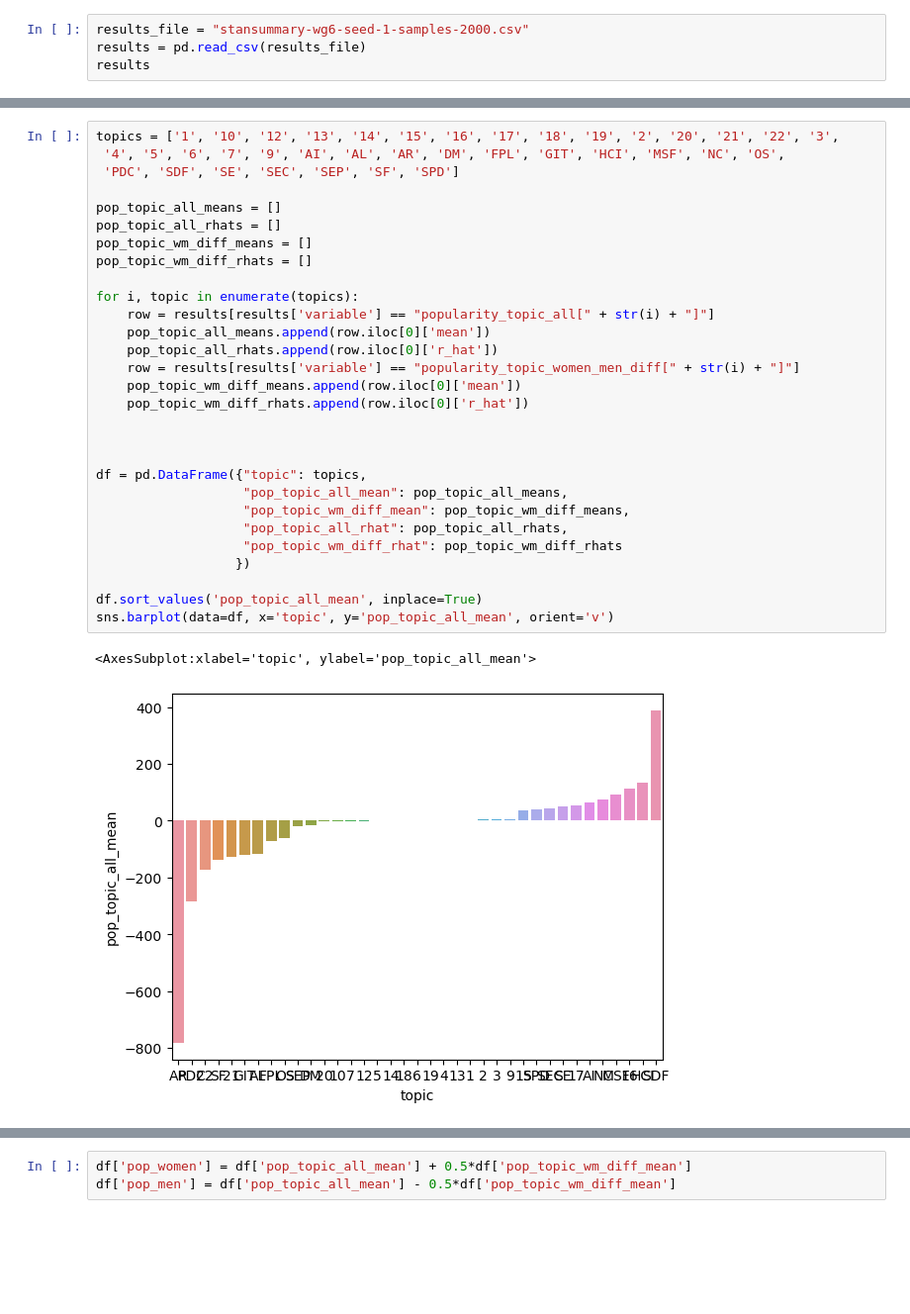
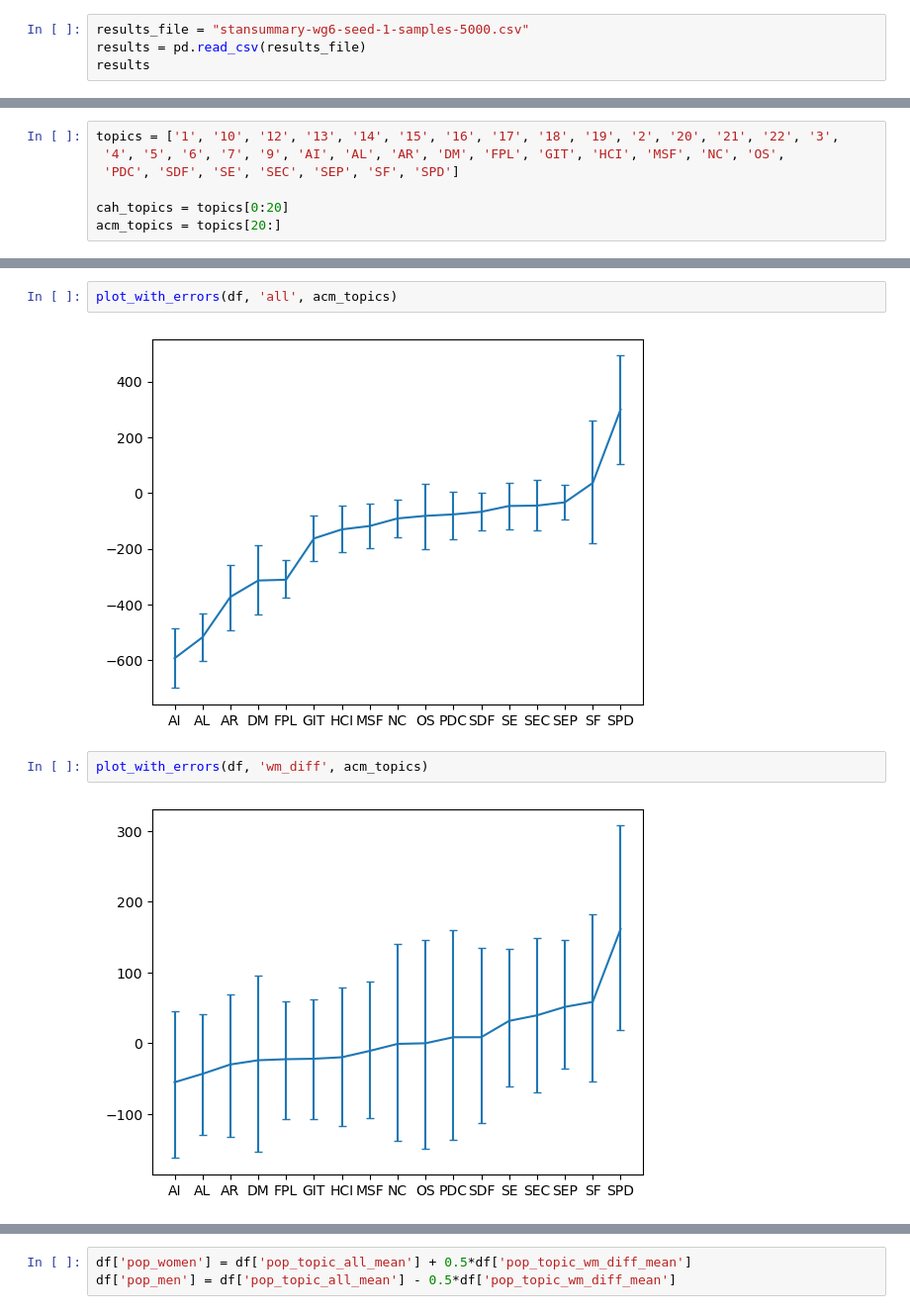
Before and after one commit to stevenaeola/iticse2023_wg6, a Jupyter notebook: model/results/popularity_analysis.ipynb, the cells around one changed output, grey strips where cells are left out. Shown: that part at 99% size. Drawn from its saved outputs; the diff is of its cells as text; blank space fills up the shorter version.

```diff
--- a/model/results/popularity_analysis.ipynb
+++ b/model/results/popularity_analysis.ipynb
@@ -4,5 +5,5 @@ import seaborn as sns
 # %%
-results_file = "stansummary-wg6-seed-1-samples-2000.csv"
+results_file = "stansummary-wg6-seed-1-samples-5000.csv"
 results = pd.read_csv(results_file)
 results
 # %% [output]
@@ -42,0 +44,7 @@ results.head(50)
+# %%
+topics = ['1', '10', '12', '13', '14', '15', '16', '17', '18', '19', '2', '20', '21', '22', '3',
+ '4', '5', '6', '7', '9', 'AI', 'AL', 'AR', 'DM', 'FPL', 'GIT', 'HCI', 'MSF', 'NC', 'OS',
+ 'PDC', 'SDF', 'SE', 'SEC', 'SEP', 'SF', 'SPD']
+
+cah_topics = topics[0:20]
+acm_topics = topics[20:]
@@ -43,32 +128,8 @@ results.head(50)
+# %%
+plot_with_errors(df, 'all', acm_topics)
+# %% [output]
+[figure, added]
 # %%
-topics = ['1', '10', '12', '13', '14', '15', '16', '17', '18', '19', '2', '20', '21', '22', '3',
- '4', '5', '6', '7', '9', 'AI', 'AL', 'AR', 'DM', 'FPL', 'GIT', 'HCI', 'MSF', 'NC', 'OS',
- 'PDC', 'SDF', 'SE', 'SEC', 'SEP', 'SF', 'SPD']
-
-pop_topic_all_means = []
-pop_topic_all_rhats = []
-pop_topic_wm_diff_means = []
-pop_topic_wm_diff_rhats = []
-
-for i, topic in enumerate(topics):
-    row = results[results['variable'] == "popularity_topic_all[" + str(i) + "]"]
-    pop_topic_all_means.append(row.iloc[0]['mean'])
-    pop_topic_all_rhats.append(row.iloc[0]['r_hat'])
-    row = results[results['variable'] == "popularity_topic_women_men_diff[" + str(i) + "]"]
-    pop_topic_wm_diff_means.append(row.iloc[0]['mean'])
-    pop_topic_wm_diff_rhats.append(row.iloc[0]['r_hat'])
-
-
-
-df = pd.DataFrame({"topic": topics,
-                   "pop_topic_all_mean": pop_topic_all_means,
-                   "pop_topic_wm_diff_mean": pop_topic_wm_diff_means,
-                   "pop_topic_all_rhat": pop_topic_all_rhats,
-                   "pop_topic_wm_diff_rhat": pop_topic_wm_diff_rhats
-                  })
-
-df.sort_values('pop_topic_all_mean', inplace=True)
-sns.barplot(data=df, x='topic', y='pop_topic_all_mean', orient='v')
+plot_with_errors(df, 'wm_diff', acm_topics)
 # %% [output]
-<AxesSubplot:xlabel='topic', ylabel='pop_topic_all_mean'>
-[figure, old version]
+[figure, new version]
```
Also changed, not shown: parts of 12 cells of this notebook, 9 other files.
